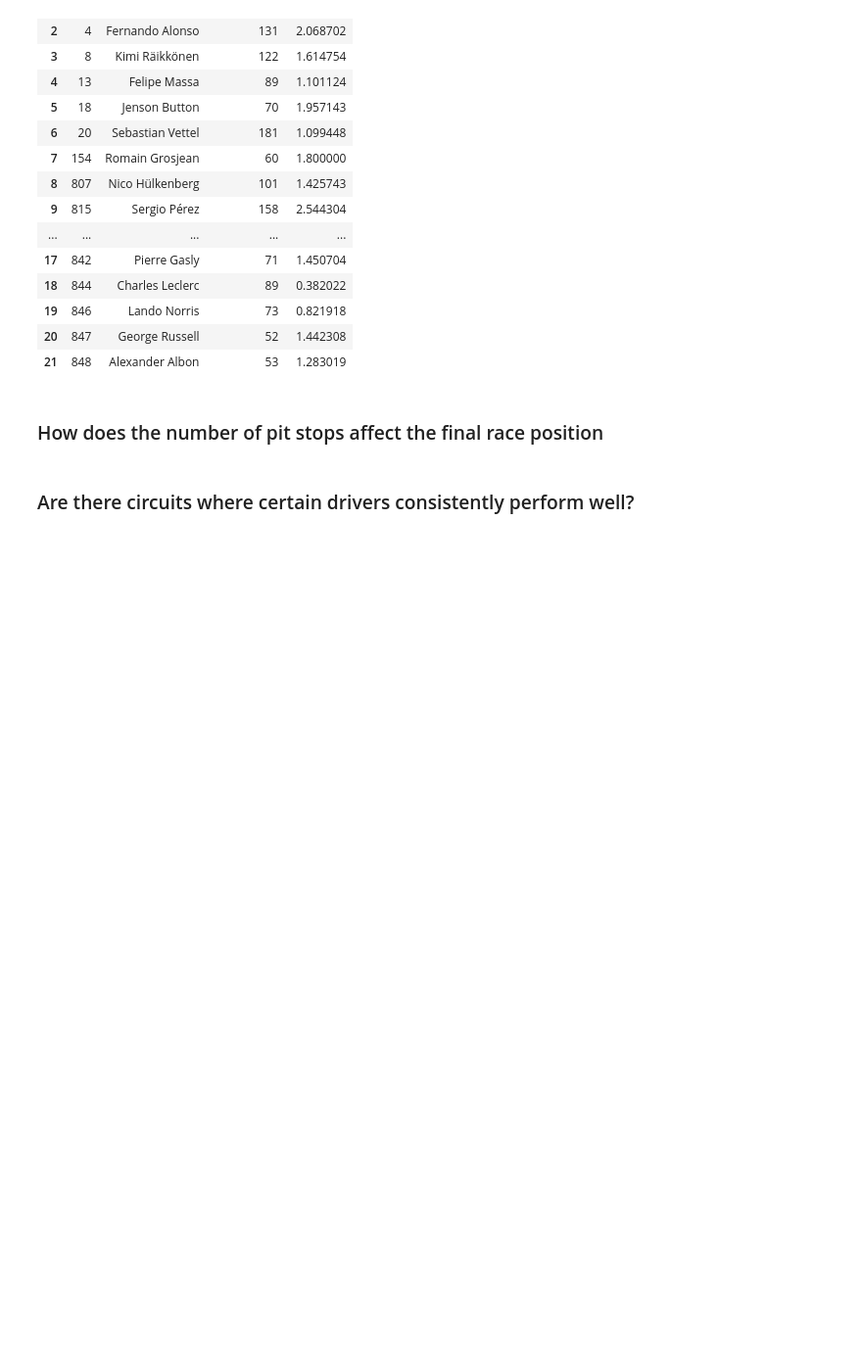
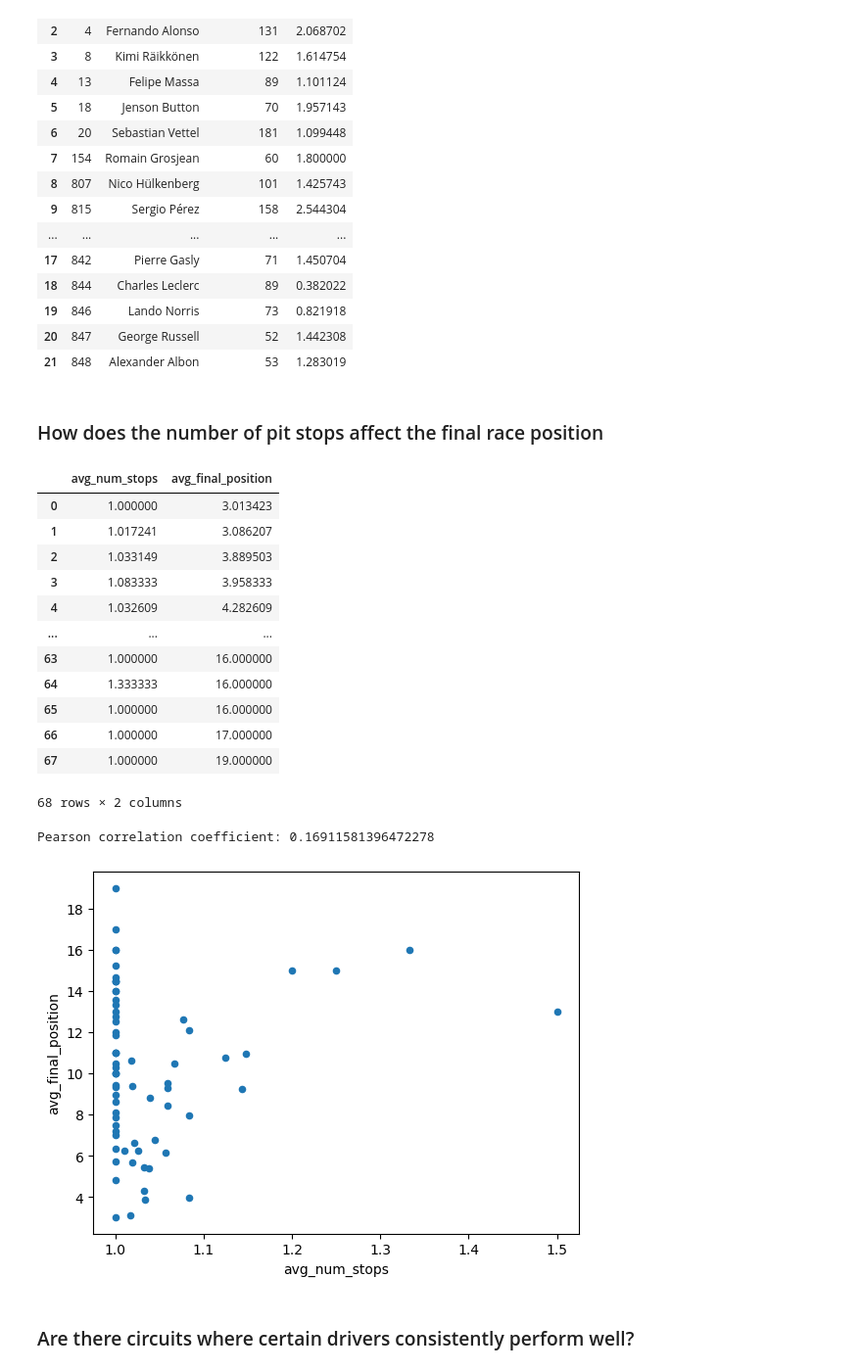
Before and after one commit to jennydang61/Driver-Performance-Prediction, a Jupyter notebook: formula1.ipynb, the cells around one changed output. Shown at 98% size. Cells and saved outputs as stored; diff of their text form; code cells hidden in the pictures; blank space fills up the shorter version.

Commit message:
worked on number of pit stops influence, average pit stop duration influence

```diff
--- a/formula1.ipynb
+++ b/formula1.ipynb
@@ -582,6 +581,41 @@ display(over_50)
 | 21 | 848 | Alexander Albon | 53 | 1.283019 |
 # %% [markdown]
 ### How does the number of pit stops affect the final race position
+# %%
+num_stop_influence = pd.read_sql_query(
+    """
+    SELECT
+        AVG(pit_stop) as avg_num_stops,
+        AVG(final_position) as avg_final_position
+    FROM
+        formula_one
+    GROUP BY
+        driverId
+    ORDER BY
+        avg_final_position
+    """, conn)
+display(num_stop_influence)
+num_stop_influence.plot(kind='scatter', x='avg_num_stops', y='avg_final_position')
+
+# Calculate correlation
+correlation = num_stop_influence['avg_num_stops'].corr(num_stop_influence['avg_final_position'])
+print("Pearson correlation coefficient:", correlation)
+# %% [output]
+|  | avg_num_stops | avg_final_position |
+| 0 | 1.000000 | 3.013423 |
+| 1 | 1.017241 | 3.086207 |
+| 2 | 1.033149 | 3.889503 |
+| 3 | 1.083333 | 3.958333 |
+| 4 | 1.032609 | 4.282609 |
+| ... | ... | ... |
+| 63 | 1.000000 | 16.000000 |
+| 64 | 1.333333 | 16.000000 |
+| 65 | 1.000000 | 16.000000 |
+| 66 | 1.000000 | 17.000000 |
+| 67 | 1.000000 | 19.000000 |
+68 rows × 2 columns
+Pearson correlation coefficient: 0.16911581396472278
+[figure, added]
 # %% [markdown]
 ### Are there circuits where certain drivers consistently perform well?
 # %% [markdown]
```
Also changed, not shown: parts of 2 cells of this notebook, 1 other file.
